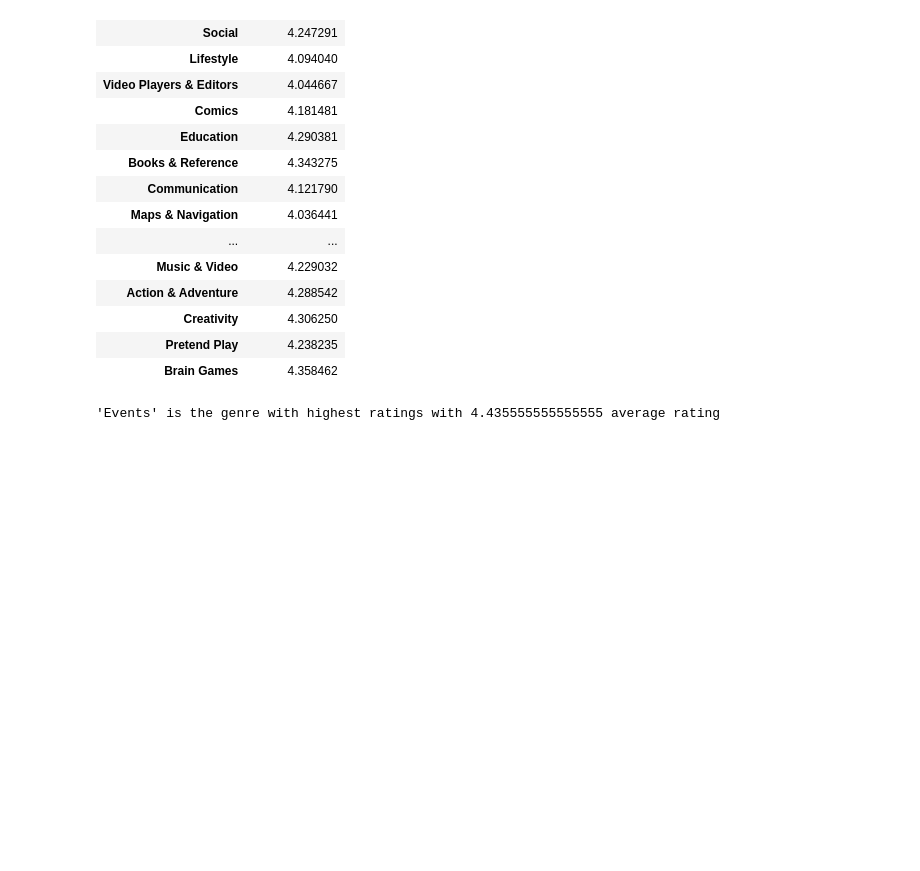
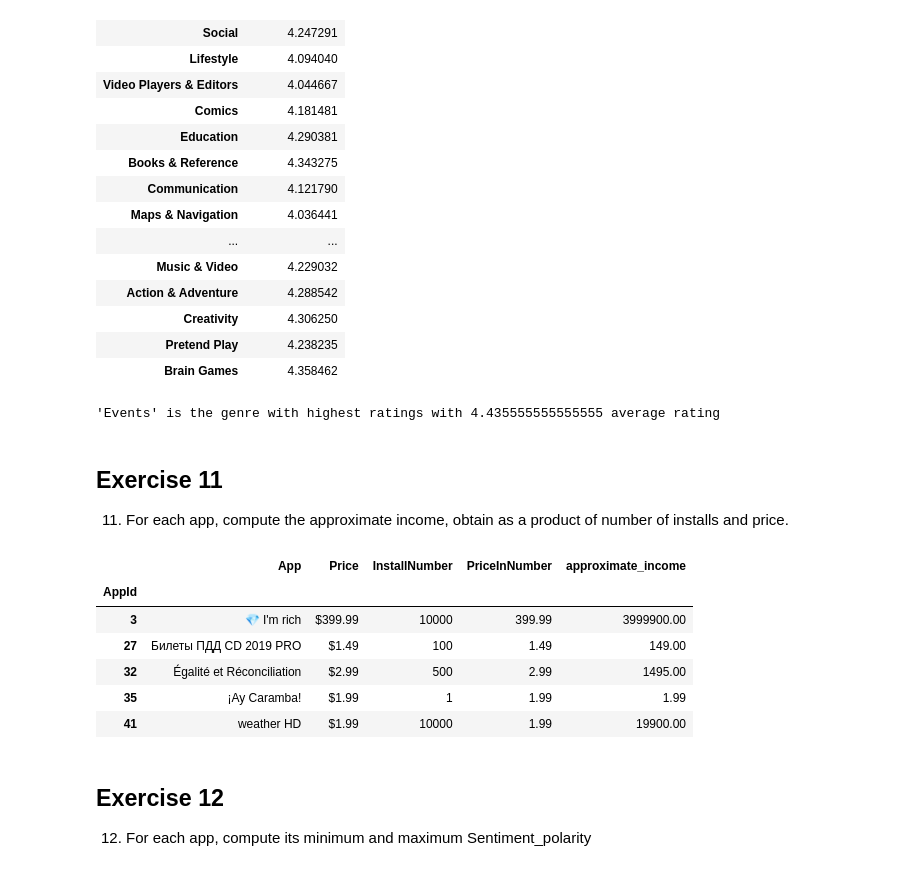
Before and after one commit to pkasela/FCS-Final_Project_846965, a Jupyter notebook: Solution_For_Exam.ipynb, the cells around one changed output. Saved outputs shown, nothing was run; the diff lists cells and outputs as text; code cells hidden in the pictures; blank space fills up the shorter version.

Commit message:
Completed up to Exercise 11

```diff
--- a/Solution_For_Exam.ipynb
+++ b/Solution_For_Exam.ipynb
@@ -747,3 +761,34 @@ print("'{}' is the genre with highest ratings with {} average rating"
             average_rating_per_genre[average_rating_per_genre.idxmax()]))
 # %% [output]
 'Events' is the genre with highest ratings with 4.435555555555555 average rating
+# %% [markdown]
+## Exercise 11
+11. For each app, compute the approximate income, obtain as a product of number of installs and price.
+# %%
+#First we need to convert from money to numbers
+money_to_float = re.compile('\D*(?P<amount>\d+\.{0,1}\d*)')
+def Convert(money):
+    found = money_to_float.search(money)
+    if found:
+        return float(found.group('amount'))
+    else:
+        return None
+
+
+googlestore['PriceInNumber']=googlestore.Price.apply(Convert)
+# %%
+#We create a new column with the approximate income from the store
+googlestore['approximate_income']=googlestore.InstallNumber * googlestore.PriceInNumber
+# %%
+googlestore[['App','Price','InstallNumber','PriceInNumber','approximate_income']][googlestore.Price!='0'].head()
+# %% [output]
+|  | App | Price | InstallNumber | PriceInNumber | approximate_income |
+| AppId |  |  |  |  |  |
+| 3 | 💎 I'm rich | $399.99 | 10000 | 399.99 | 3999900.00 |
+| 27 | Билеты ПДД CD 2019 PRO | $1.49 | 100 | 1.49 | 149.00 |
+| 32 | Égalité et Réconciliation | $2.99 | 500 | 2.99 | 1495.00 |
+| 35 | ¡Ay Caramba! | $1.99 | 1 | 1.99 | 1.99 |
+| 41 | weather HD | $1.99 | 10000 | 1.99 | 19900.00 |
+# %% [markdown]
+## Exercise 12
+12. For each app, compute its minimum and maximum Sentiment_polarity
```
Also changed, not shown: parts of 1 cell of this notebook.
